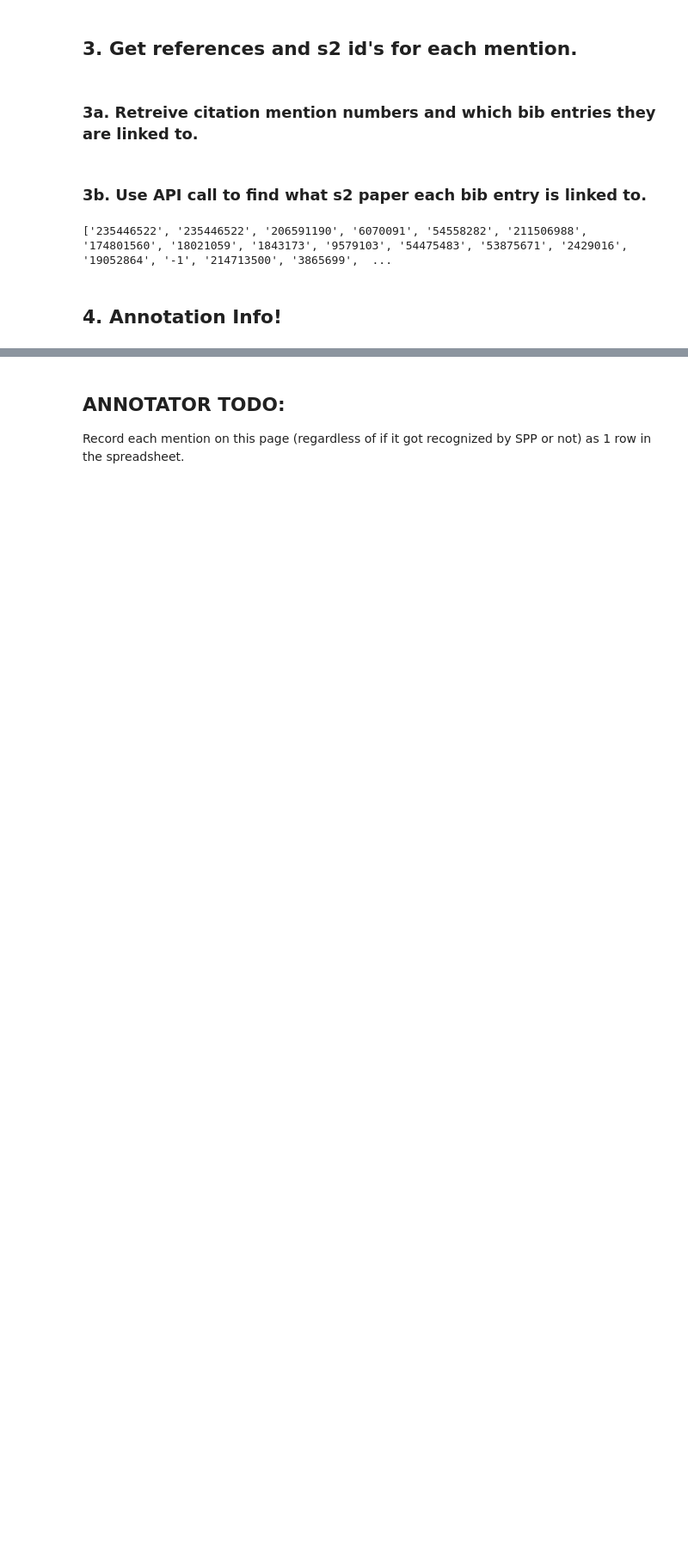
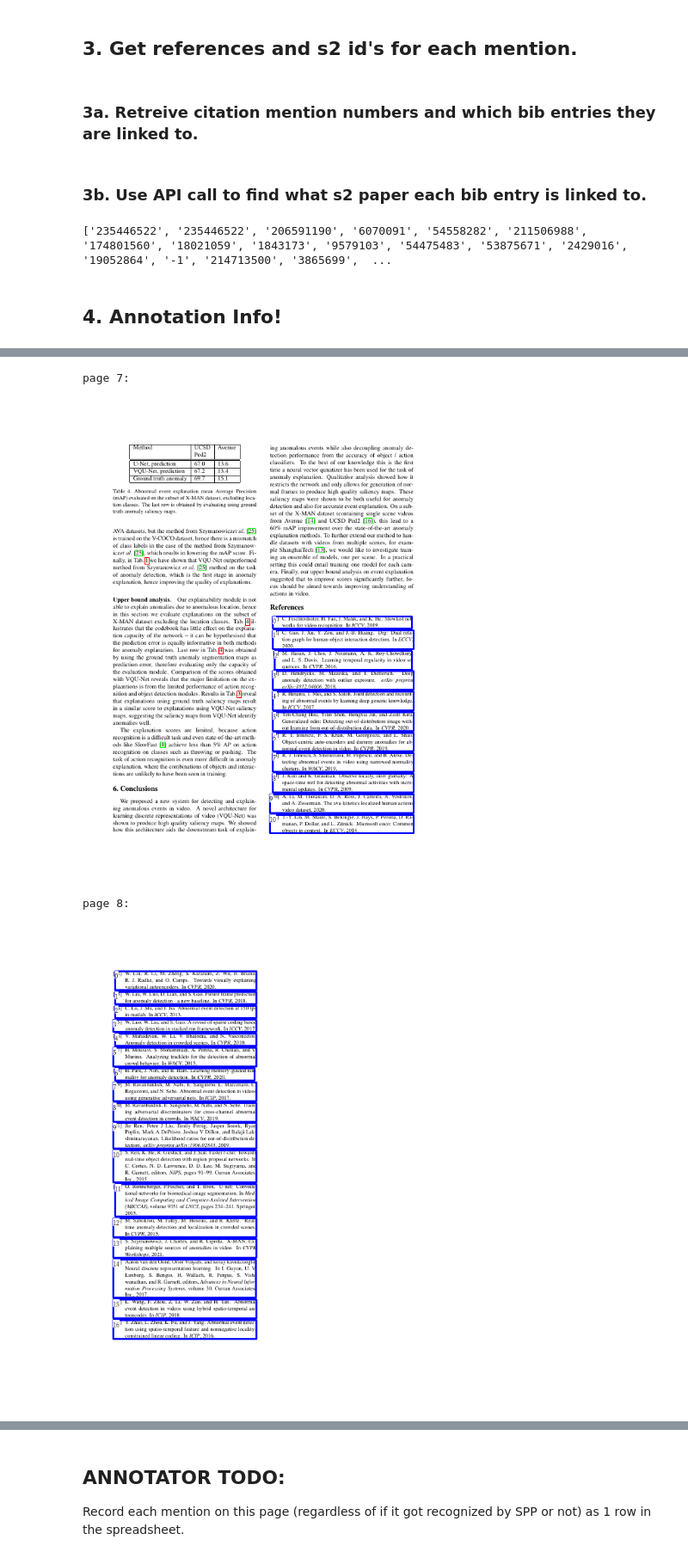
Before and after one commit to allenai/mmda, a Jupyter notebook: end_to_end_eval_easier.ipynb, the cells around one changed output, grey strips where cells are left out. Shown at 86% size. Drawn from its saved outputs; the diff is of its cells as text; code cells hidden in the pictures; blank space fills up the shorter version.

```diff
--- a/end_to_end_eval_easier.ipynb
+++ b/end_to_end_eval_easier.ipynb
@@ -390,0 +615,20 @@ plt.subplots_adjust(bottom=0.15, wspace=0.05)
+# %%
+# bibs imgs
+bib_pages = set([bib_entry.box_group.boxes[0].page for bib_entry in mmda_doc.bib_entries])
+
+rows = len(bib_pages)
+columns = 2
+fontsize = 48
+
+#spp
+#make bib text blocks and save as image
+dic_text_blocks = make_text_blocks_bibs(mmda_doc)
+bib_pages = sorted(list(bib_pages))
+for page in bib_pages:
+    print(f"page {page}:")
+    display(draw_text_blocks(page, dic_text_blocks))
+# %% [output]
+page 7:
+[figure, added]
+page 8:
+[figure, added]
```
Also changed, not shown: parts of 15 cells of this notebook.
